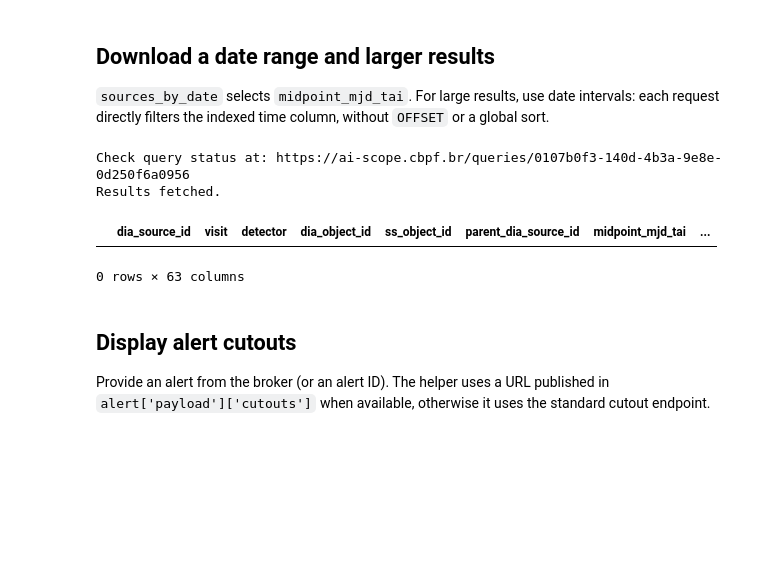
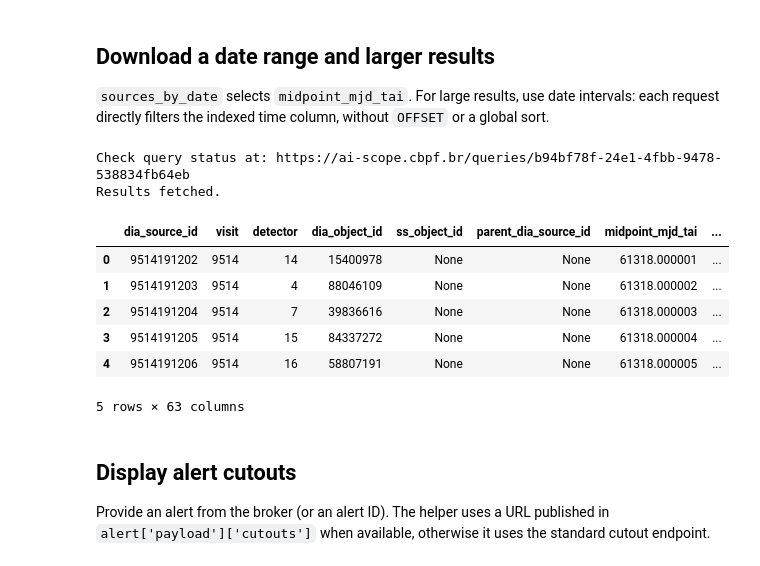
Before and after one commit to Schwarzam/arandu-python, a Jupyter notebook: example.ipynb, the cells around one changed output. Cells and saved outputs as stored; diff of their text form; code cells hidden in the pictures; blank space fills up the shorter version.

```diff
--- a/example.ipynb
+++ b/example.ipynb
@@ -51,12 +51,17 @@ Results fetched.
 
 `sources_by_date` selects `midpoint_mjd_tai`. For large results, use date intervals: each request directly filters the indexed time column, without `OFFSET` or a global sort.
 # %%
-sources = client.sources_by_date(60000, 60001, limit=50_000)
+sources = client.sources_by_date(61318, 61319, limit=50_000)
 sources.head()
 # %% [output]
-Check query status at: https://ai-scope.cbpf.br/queries/0107b0f3-140d-4b3a-9e8e-0d250f6a0956
+Check query status at: https://ai-scope.cbpf.br/queries/b94bf78f-24e1-4fbb-9478-538834fb64eb
 Results fetched.
 |  | dia_source_id | visit | detector | dia_object_id | ss_object_id | parent_dia_source_id | midpoint_mjd_tai | ... |
+| 0 | 9514191202 | 9514 | 14 | 15400978 | None | None | 61318.000001 | ... |
+| 1 | 9514191203 | 9514 | 4 | 88046109 | None | None | 61318.000002 | ... |
+| 2 | 9514191204 | 9514 | 7 | 39836616 | None | None | 61318.000003 | ... |
+| 3 | 9514191205 | 9514 | 15 | 84337272 | None | None | 61318.000004 | ... |
+| 4 | 9514191206 | 9514 | 16 | 58807191 | None | None | 61318.000005 | ... |
-0 rows × 63 columns
+5 rows × 63 columns
 # %%
 for batch in client.sources_by_date_batches(
```
Also changed, not shown: parts of 4 cells of this notebook, 2 other files.
